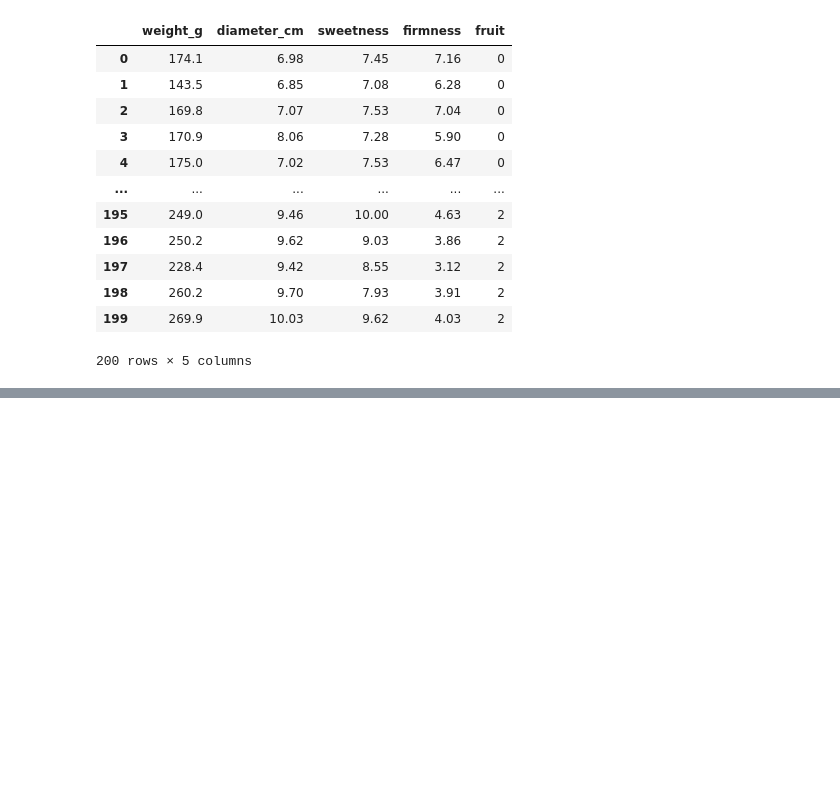
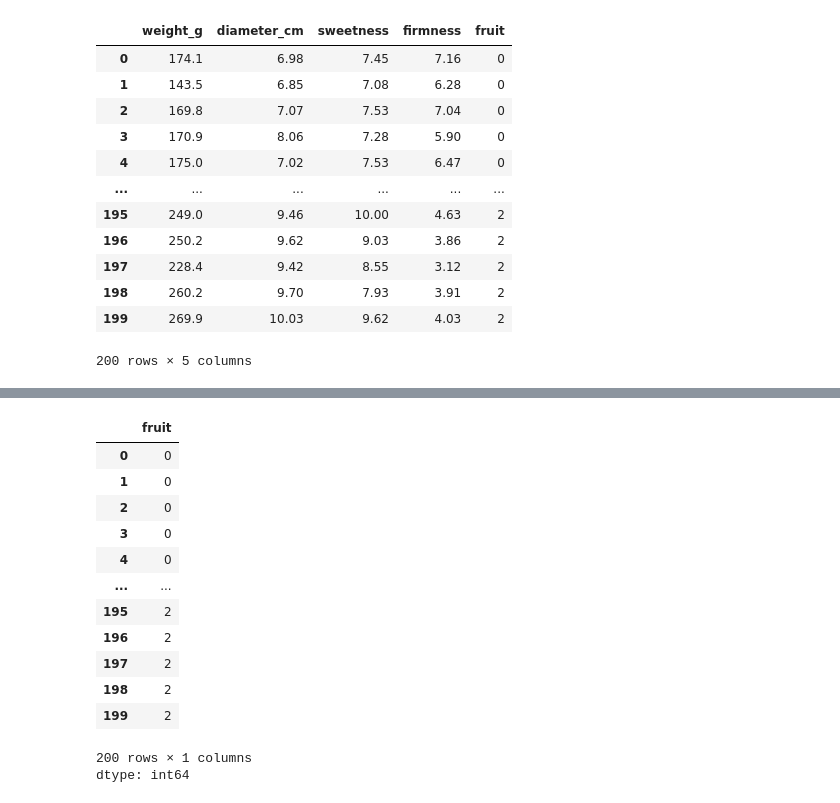
Before and after one commit to OmmPrakash-07/Gen-AI_CTTC, a Jupyter notebook: Gen_AI_(Day2).ipynb, the cells around one changed output, grey strips where cells are left out. Drawn from its saved outputs; the diff is of its cells as text; code cells hidden in the pictures; blank space fills up the shorter version.

```diff
--- a/Gen_AI_(Day2).ipynb
+++ b/Gen_AI_(Day2).ipynb
@@ -93,0 +110,17 @@ op = frut['fruit']
+# %%
+op
+# %% [output]
+|  | fruit |
+| 0 | 0 |
+| 1 | 0 |
+| 2 | 0 |
+| 3 | 0 |
+| 4 | 0 |
+| ... | ... |
+| 195 | 2 |
+| 196 | 2 |
+| 197 | 2 |
+| 198 | 2 |
+| 199 | 2 |
+200 rows × 1 columns
+dtype: int64
```
Also changed, not shown: parts of 9 cells of this notebook.
